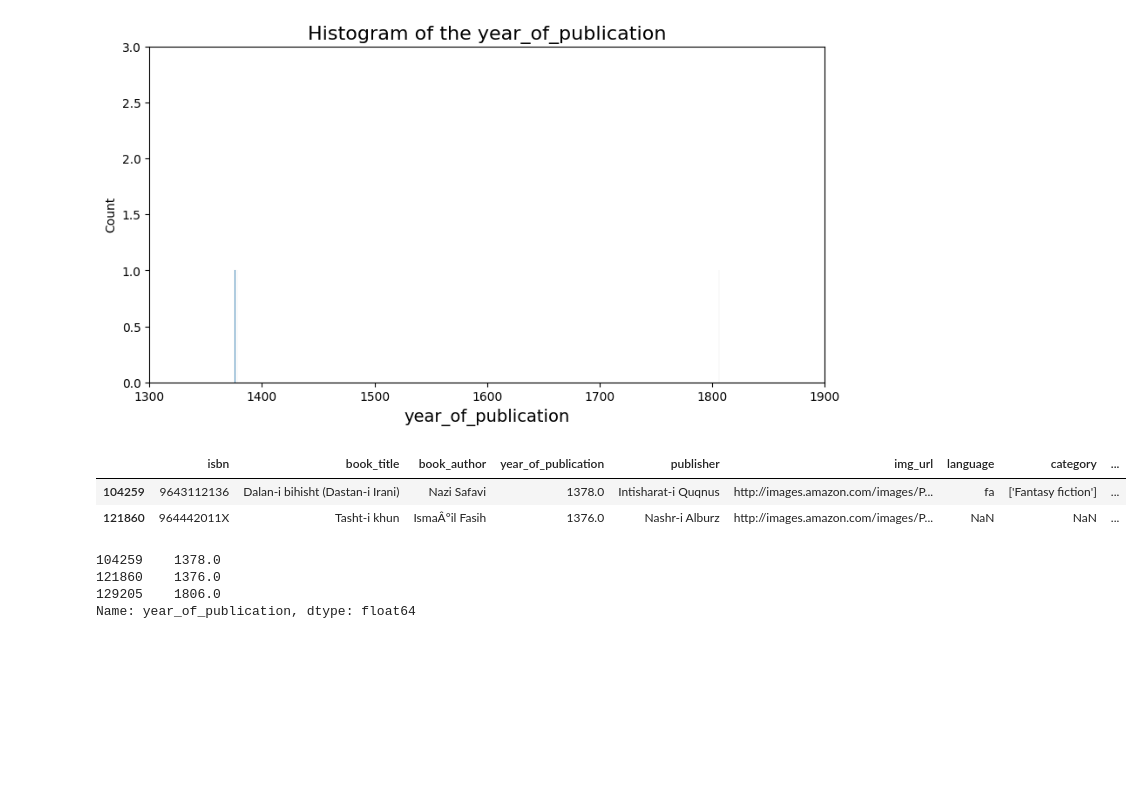
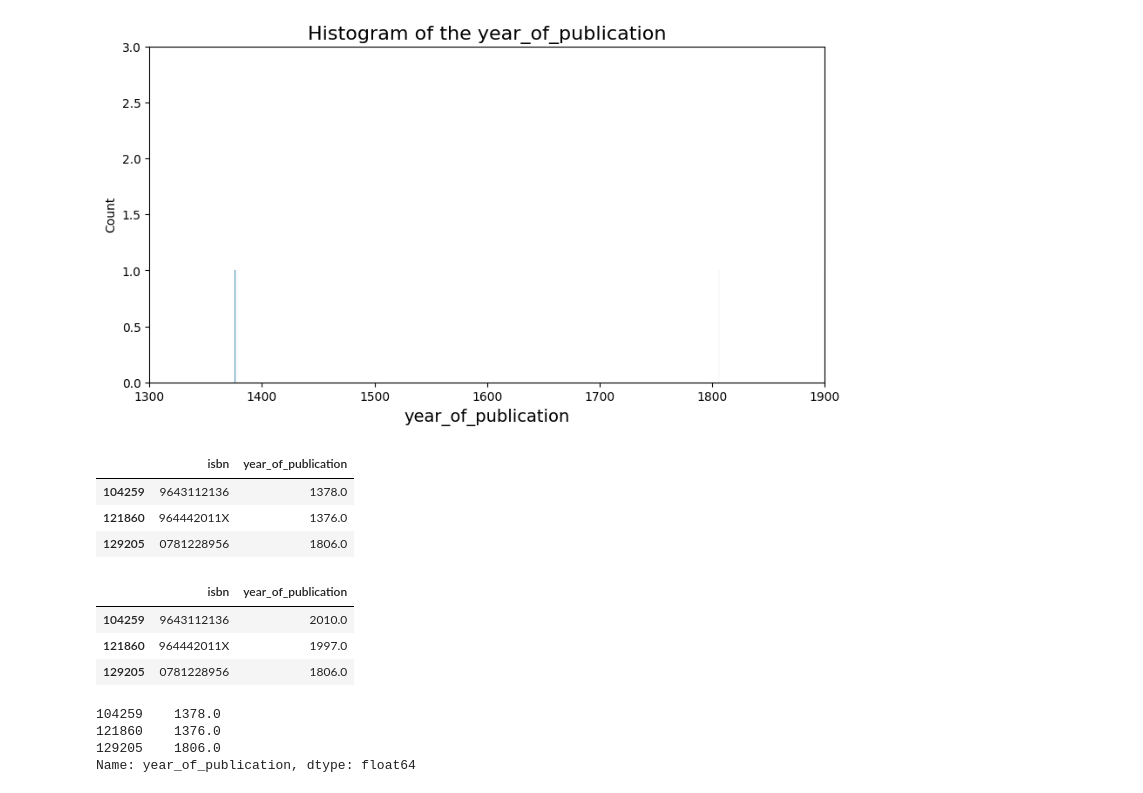
Before and after one commit to boostcampaitech5/level1_bookratingprediction-recsys-13, a Jupyter notebook: EDA/woni/시각화.ipynb, the cells around one changed output. Drawn from its saved outputs; the diff is of its cells as text; code cells hidden in the pictures; blank space fills up the shorter version.

```diff
--- a/EDA/woni/시각화.ipynb
+++ b/EDA/woni/시각화.ipynb
@@ -82,11 +101,10 @@ plt.show()
 # %% [output]
 [figure]
 # %%
-# books.loc[104259, 'year_of_publication'] = 2010.0
-# books.loc[121860, 'year_of_publication'] = 1997.0
-# books = books.drop(np.where(books['year_of_publication'] < 1900)[0][0]).reset_index(drop=True)
-books.loc[[104259, 121860]]
+book_df = books.loc[[104259, 121860, 129205]]
+book_df[['isbn', 'year_of_publication']]
 # %% [output]
-|  | isbn | book_title | book_author | year_of_publication | publisher | img_url | language | category | ... |
-| 104259 | 9643112136 | Dalan-i bihisht (Dastan-i Irani) | Nazi Safavi | 1378.0 | Intisharat-i Quqnus | http://images.amazon.com/images/P... | fa | ['Fantasy fiction'] | ... |
-| 121860 | 964442011X | Tasht-i khun | IsmaÂ°il Fasih | 1376.0 | Nashr-i Alburz | http://images.amazon.com/images/P... | NaN | NaN | ... |
+|  | isbn | year_of_publication |
+| 104259 | 9643112136 | 1378.0 |
+| 121860 | 964442011X | 1376.0 |
+| 129205 | 0781228956 | 1806.0 |
@@ -93,3 +114,11 @@ books.loc[[104259, 121860]]
+# %%
+book_df = books.loc[[104259, 121860, 129205]]
+book_df[['isbn', 'year_of_publication']]
+# %% [output]
+|  | isbn | year_of_publication |
+| 104259 | 9643112136 | 2010.0 |
+| 121860 | 964442011X | 1997.0 |
+| 129205 | 0781228956 | 1806.0 |
 # %%
 books.loc[np.where(books['year_of_publication'] < 1900), 'year_of_publication']
 # %% [output]
```
Also changed, not shown: parts of 11 cells of this notebook.
